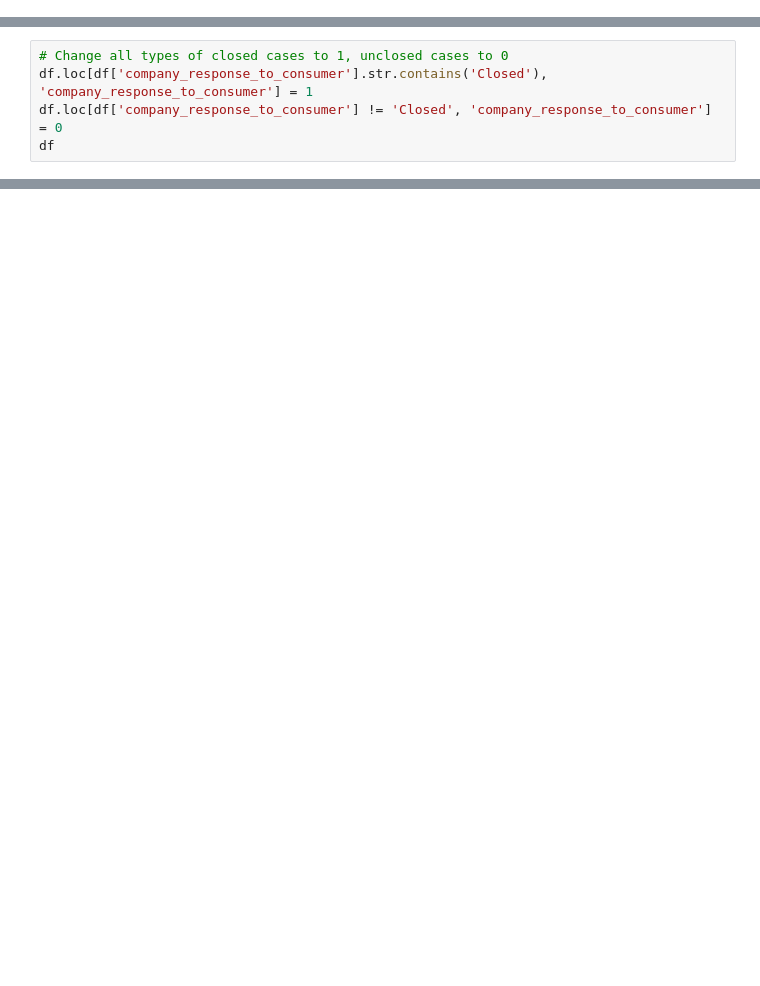
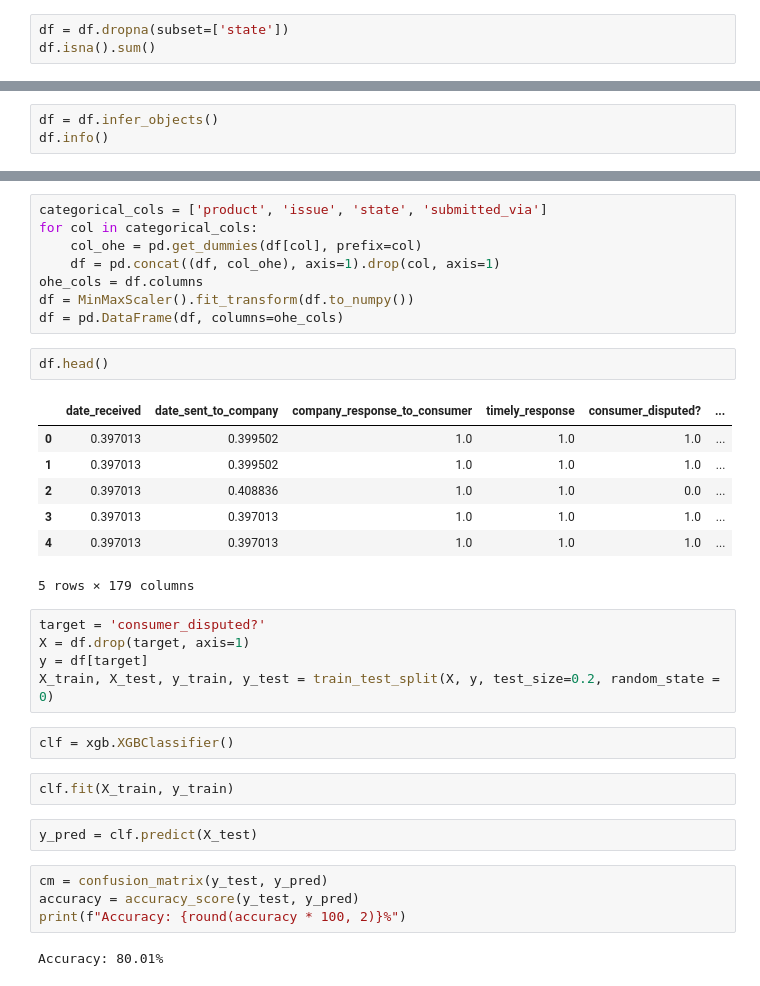
Before and after one commit to quantillinois/data-oa, a Jupyter notebook: main.ipynb, the cells around one changed output, grey strips where cells are left out. Cells and saved outputs as stored; diff of their text form; blank space fills up the shorter version.

```diff
--- a/main.ipynb
+++ b/main.ipynb
@@ -75,0 +141,3 @@ Percent of total complaints under Mortgage:     33.54%
+# %%
+df = df.dropna(subset=['state'])
+df.isna().sum()
@@ -85,5 +193,0 @@ df.tail()
-# %%
-# Change all types of closed cases to 1, unclosed cases to 0
-df.loc[df['company_response_to_consumer'].str.contains('Closed'), 'company_response_to_consumer'] = 1
-df.loc[df['company_response_to_consumer'] != 'Closed', 'company_response_to_consumer'] = 0
-df
@@ -103,0 +194,3 @@ df
+# %%
+df = df.infer_objects()
+df.info()
@@ -103,0 +214,35 @@ df
+# %%
+categorical_cols = ['product', 'issue', 'state', 'submitted_via']
+for col in categorical_cols:
+    col_ohe = pd.get_dummies(df[col], prefix=col)
+    df = pd.concat((df, col_ohe), axis=1).drop(col, axis=1)
+ohe_cols = df.columns
+df = MinMaxScaler().fit_transform(df.to_numpy())
+df = pd.DataFrame(df, columns=ohe_cols)
+# %%
+df.head()
+# %% [output]
+|  | date_received | date_sent_to_company | company_response_to_consumer | timely_response | consumer_disputed? | ... |
+| 0 | 0.397013 | 0.399502 | 1.0 | 1.0 | 1.0 | ... |
+| 1 | 0.397013 | 0.399502 | 1.0 | 1.0 | 1.0 | ... |
+| 2 | 0.397013 | 0.408836 | 1.0 | 1.0 | 0.0 | ... |
+| 3 | 0.397013 | 0.397013 | 1.0 | 1.0 | 1.0 | ... |
+| 4 | 0.397013 | 0.397013 | 1.0 | 1.0 | 1.0 | ... |
+5 rows × 179 columns
+# %%
+target = 'consumer_disputed?'
+X = df.drop(target, axis=1)
+y = df[target]
+X_train, X_test, y_train, y_test = train_test_split(X, y, test_size=0.2, random_state = 0)
+# %%
+clf = xgb.XGBClassifier()
+# %%
+clf.fit(X_train, y_train)
+# %%
+y_pred = clf.predict(X_test)
+# %%
+cm = confusion_matrix(y_test, y_pred)
+accuracy = accuracy_score(y_test, y_pred)
+print(f"Accuracy: {round(accuracy * 100, 2)}%")
+# %% [output]
+Accuracy: 80.01%
```
Also changed, not shown: parts of 19 cells of this notebook.
